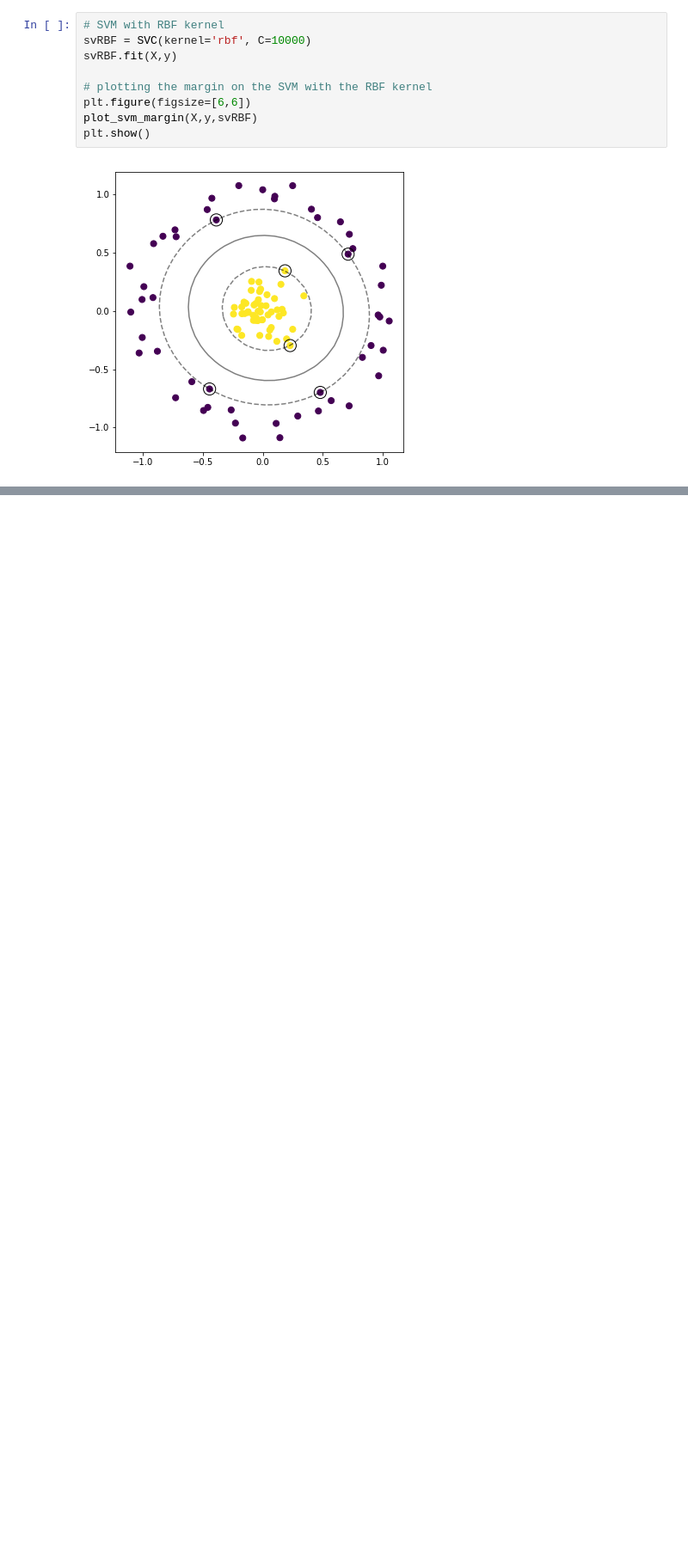
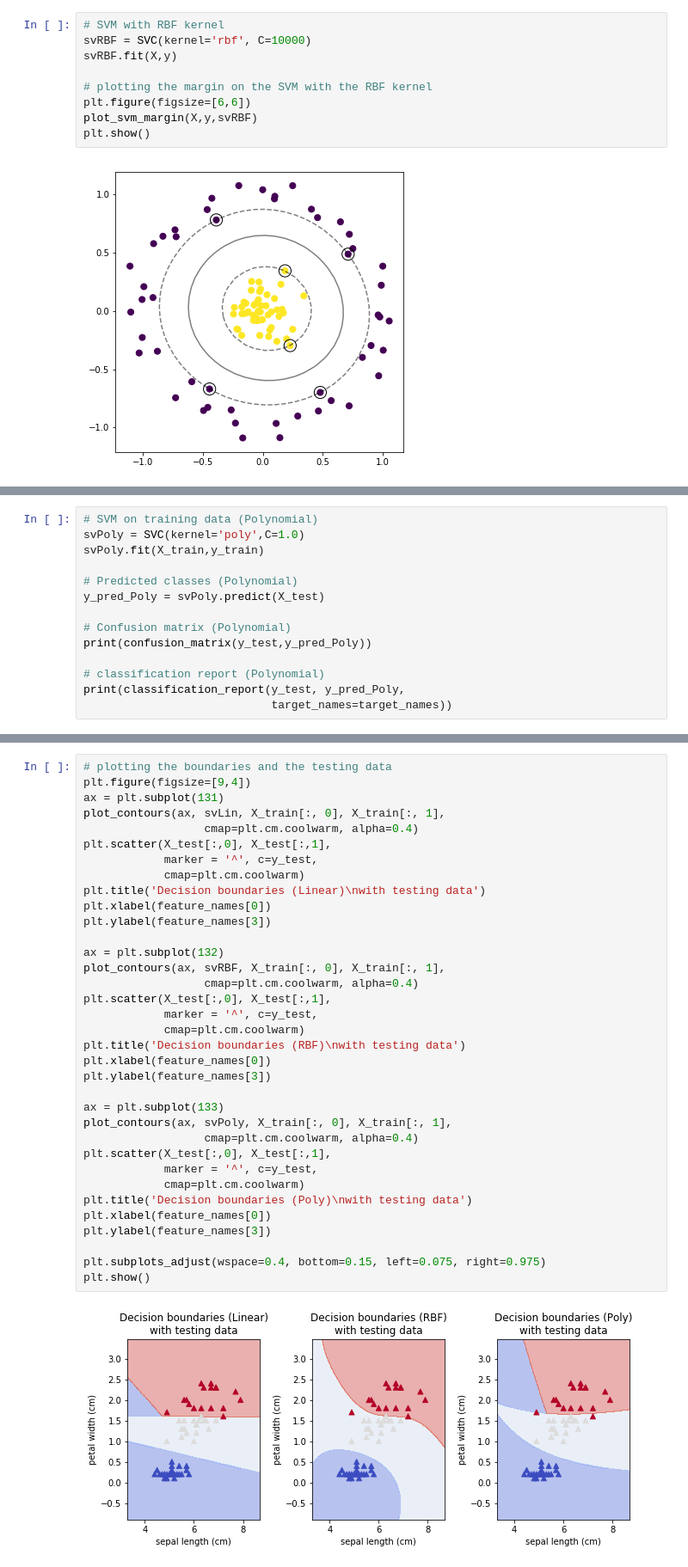
Before and after one commit to sathayas/JupyterfMRIFall2019, a Jupyter notebook: MachineLearning.ipynb, the cells around one changed output, grey strips where cells are left out. Shown at 86% size. Cells and saved outputs as stored; diff of their text form; blank space fills up the shorter version.

```diff
--- a/MachineLearning.ipynb
+++ b/MachineLearning.ipynb
@@ -1306,0 +1398,14 @@ plt.show()
+# %%
+# SVM on training data (Polynomial)
+svPoly = SVC(kernel='poly',C=1.0)
+svPoly.fit(X_train,y_train)
+
+# Predicted classes (Polynomial)
+y_pred_Poly = svPoly.predict(X_test)
+
+# Confusion matrix (Polynomial)
+print(confusion_matrix(y_test,y_pred_Poly))
+
+# classification report (Polynomial)
+print(classification_report(y_test, y_pred_Poly,
+                            target_names=target_names))
@@ -1306,0 +1427,37 @@ plt.show()
+# %%
+# plotting the boundaries and the testing data
+plt.figure(figsize=[9,4])
+ax = plt.subplot(131)
+plot_contours(ax, svLin, X_train[:, 0], X_train[:, 1],
+                  cmap=plt.cm.coolwarm, alpha=0.4)
+plt.scatter(X_test[:,0], X_test[:,1],
+            marker = '^', c=y_test,
+            cmap=plt.cm.coolwarm)
+plt.title('Decision boundaries (Linear)\nwith testing data')
+plt.xlabel(feature_names[0])
+plt.ylabel(feature_names[3])
+
+ax = plt.subplot(132)
+plot_contours(ax, svRBF, X_train[:, 0], X_train[:, 1],
+                  cmap=plt.cm.coolwarm, alpha=0.4)
+plt.scatter(X_test[:,0], X_test[:,1],
+            marker = '^', c=y_test,
+            cmap=plt.cm.coolwarm)
+plt.title('Decision boundaries (RBF)\nwith testing data')
+plt.xlabel(feature_names[0])
+plt.ylabel(feature_names[3])
+
+ax = plt.subplot(133)
+plot_contours(ax, svPoly, X_train[:, 0], X_train[:, 1],
+                  cmap=plt.cm.coolwarm, alpha=0.4)
+plt.scatter(X_test[:,0], X_test[:,1],
+            marker = '^', c=y_test,
+            cmap=plt.cm.coolwarm)
+plt.title('Decision boundaries (Poly)\nwith testing data')
+plt.xlabel(feature_names[0])
+plt.ylabel(feature_names[3])
+
+plt.subplots_adjust(wspace=0.4, bottom=0.15, left=0.075, right=0.975)
+plt.show()
+# %% [output]
+[figure, added]
```
Also changed, not shown: parts of 47 cells of this notebook.
